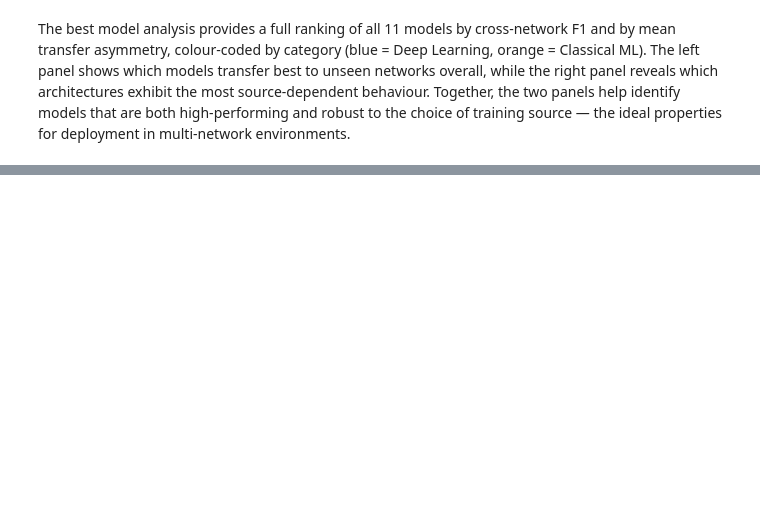
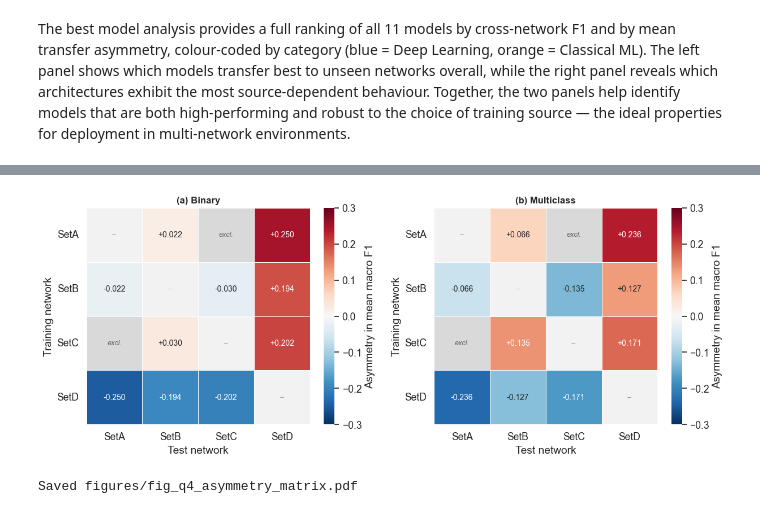
Before and after one commit to koumajos/ddos-results-analysis, a Jupyter notebook: Q4/Q4_analysis.ipynb, the cells around one changed output, grey strips where cells are left out. Cells and saved outputs as stored; diff of their text form; code cells hidden in the pictures; blank space fills up the shorter version.

```diff
--- a/Q4/Q4_analysis.ipynb
+++ b/Q4/Q4_analysis.ipynb
@@ -767,0 +1014,40 @@ to the choice of training source — the ideal properties for deployment in mult
+# %%
+# ── Figure (fig:q4_matrix): asymmetry matrices per task ───────────────────────
+idx = {n: k for k, n in enumerate(NETWORKS)}
+excl_cells = [(idx['SetA'], idx['SetC']), (idx['SetC'], idx['SetA'])]
+
+fig, axes = plt.subplots(1, 2, figsize=(12.5, 5))
+for ax, task, panel in zip(axes, TASKS, ['(a) Binary', '(b) Multiclass']):
+    sub = avg[avg['task'] == task]
+    A = pd.DataFrame(np.nan, index=NETWORKS, columns=NETWORKS)
+    for net1, net2 in PAIRS:
+        f12 = sub.loc[(sub['train_set']==net1)&(sub['test_set']==net2), 'mean_f1'].mean()
+        f21 = sub.loc[(sub['train_set']==net2)&(sub['test_set']==net1), 'mean_f1'].mean()
+        A.loc[net1, net2] = f12 - f21
+        A.loc[net2, net1] = f21 - f12
+    sns.heatmap(A, annot=True, fmt='+.3f', cmap='RdBu_r', center=0,
+                vmin=-0.30, vmax=0.30, ax=ax, linewidths=0.6, linecolor='white',
+                mask=A.isna(), annot_kws={'fontsize': 10},
+                cbar_kws={'label': 'Asymmetry in mean macro F1'})
+    for (r, c) in excl_cells:
+        ax.add_patch(plt.Rectangle((c, r), 1, 1, facecolor='#d9d9d9',
+                                   edgecolor='white', linewidth=0.6))
+        ax.text(c + 0.5, r + 0.5, 'excl.', ha='center', va='center',
+                fontsize=9, color='#666666', style='italic')
+    for k in range(len(NETWORKS)):
+        ax.add_patch(plt.Rectangle((k, k), 1, 1, facecolor='#f2f2f2',
+                                   edgecolor='white', linewidth=0.6))
+        ax.text(k + 0.5, k + 0.5, '--', ha='center', va='center',
+                fontsize=9, color='#999999')
+    ax.set_title(panel, fontsize=12, fontweight='bold')
+    ax.set_xlabel('Test network')
+    ax.set_ylabel('Training network')
+    ax.tick_params(rotation=0)
+plt.tight_layout()
+plt.savefig(FIG_DIR / 'fig_q4_asymmetry_matrix.pdf', bbox_inches='tight')
+plt.savefig(FIG_DIR / 'fig_q4_asymmetry_matrix.png', bbox_inches='tight', dpi=150)
+plt.show()
+print('Saved figures/fig_q4_asymmetry_matrix.pdf')
+# %% [output]
+[figure, added]
+Saved figures/fig_q4_asymmetry_matrix.pdf
```
Also changed, not shown: parts of 21 cells of this notebook, 31 other files.
